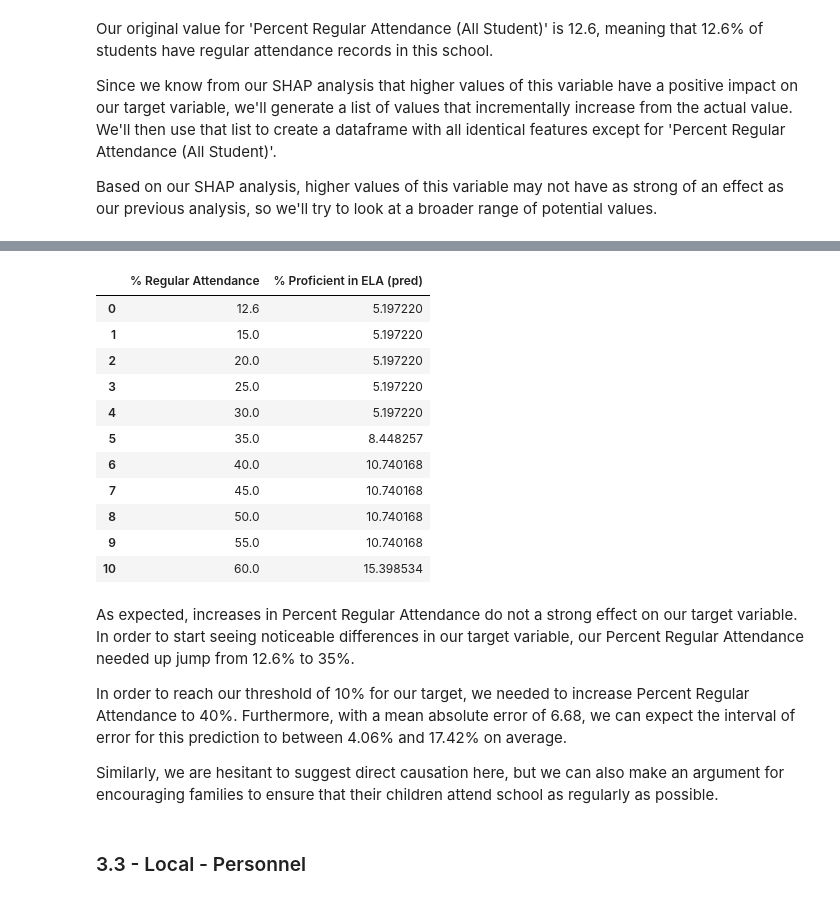
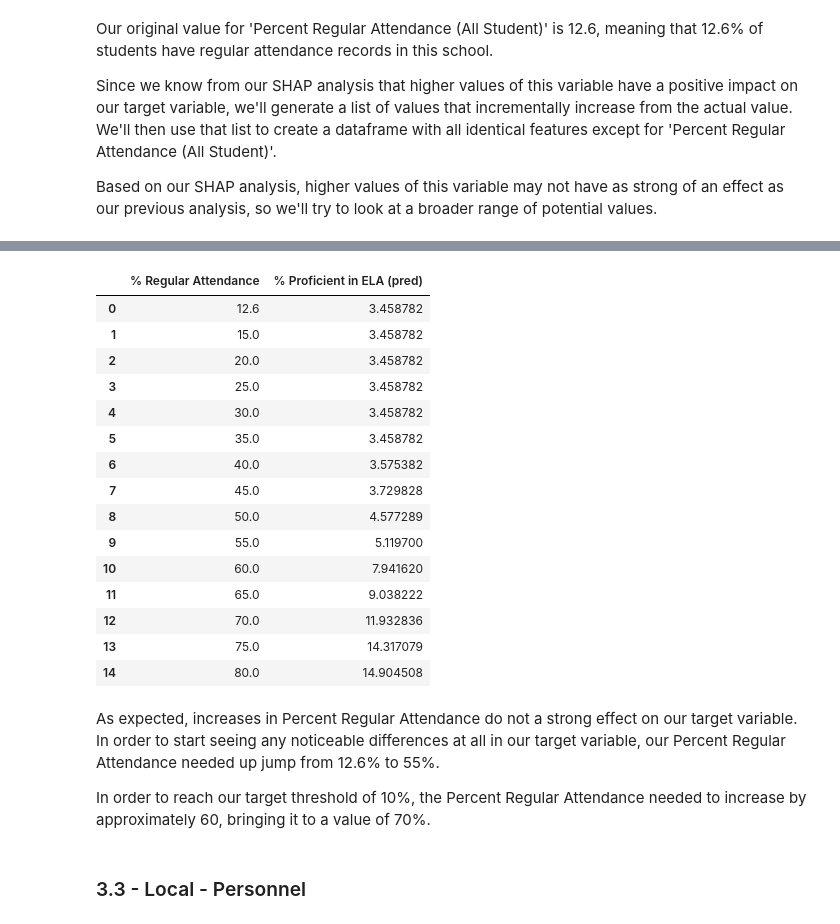
Before and after one commit to cchung106/Capstone-Three, a Jupyter notebook: Notebooks/04_modeling_pt2.ipynb, the cells around one changed output, grey strips where cells are left out. Drawn from its saved outputs; the diff is of its cells as text; code cells hidden in the pictures.

```diff
--- a/Notebooks/04_modeling_pt2.ipynb
+++ b/Notebooks/04_modeling_pt2.ipynb
@@ -146,8 +172,14 @@ We'll create the same standard scaler object we used when we originally preproce
 # %%
 # instantiate standard scaler
-sc = StandardScaler()
+sc1 = StandardScaler()
 
 # fit the scaler on the training set and transform it
-X_train_sc = sc.fit_transform(X_train_orig)
+X_train_sc = sc1.fit_transform(X_train_orig)
+
+# instantiate standard scaler
+sc2 = StandardScaler()
+
+# fit the scaler on the training set and transform it
+X_train2_sc = sc2.fit_transform(X_train2_orig)
 # %% [markdown]
 <a id='section3'></a>
@@ -252,7 +280,7 @@ Since we know from our SHAP analysis that higher values of this variable have a
 Based on our SHAP analysis, higher values of this variable may not have as strong of an effect as our previous analysis, so we'll try to look at a broader range of potential values.
 # %%
 # create list of alternative values for 'Percent Regular Attendance (All Student)'
-att = np.arange(15, 65, 5)
+att = np.arange(15, 85, 5)
 # %%
 #establish observation as a dataframe
 att_df = pd.DataFrame(X_train_orig.iloc[index]).transpose().reset_index(drop = True)
@@ -281,36 +313,38 @@ att_df
 # %%
 #scale the data
-att_df_sc = sc.transform(att_df)
+att_df_sc = sc1.transform(att_df)
 # %%
 # make prediction
-att_pred = ELA_model.predict(att_df_sc)
+att_pred_ELA = ELA_model.predict(att_df_sc)
 # %%
 # generate a table comparing the altered value and the predicted target variable
-att_results = pd.DataFrame(zip(att_df['Percent Regular Attendance (All Student)'], list(att_pred)),
+att_results_ELA = pd.DataFrame(zip(att_df['Percent Regular Attendance (All Student)'], list(att_pred_ELA)),
              columns = ['% Regular Attendance', '% Proficient in ELA (pred)']
             )
 
 
-att_results
+att_results_ELA
 # %% [output]
 |  | % Regular Attendance | % Proficient in ELA (pred) |
-| 0 | 12.6 | 5.197220 |
-| 1 | 15.0 | 5.197220 |
-| 2 | 20.0 | 5.197220 |
-| 3 | 25.0 | 5.197220 |
-| 4 | 30.0 | 5.197220 |
-| 5 | 35.0 | 8.448257 |
-| 6 | 40.0 | 10.740168 |
-| 7 | 45.0 | 10.740168 |
-| 8 | 50.0 | 10.740168 |
-| 9 | 55.0 | 10.740168 |
-| 10 | 60.0 | 15.398534 |
+| 0 | 12.6 | 3.458782 |
+| 1 | 15.0 | 3.458782 |
+| 2 | 20.0 | 3.458782 |
+| 3 | 25.0 | 3.458782 |
+| 4 | 30.0 | 3.458782 |
+| 5 | 35.0 | 3.458782 |
+| 6 | 40.0 | 3.575382 |
+| 7 | 45.0 | 3.729828 |
+| 8 | 50.0 | 4.577289 |
+| 9 | 55.0 | 5.119700 |
+| 10 | 60.0 | 7.941620 |
+| 11 | 65.0 | 9.038222 |
+| 12 | 70.0 | 11.932836 |
+| 13 | 75.0 | 14.317079 |
+| 14 | 80.0 | 14.904508 |
 # %% [markdown]
-As expected, increases in Percent Regular Attendance do not a strong effect on our target variable.  In order to start seeing noticeable differences in our target variable, our Percent Regular Attendance needed up jump from 12.6% to 35%.
+As expected, increases in Percent Regular Attendance do not a strong effect on our target variable.  In order to start seeing any noticeable differences at all in our target variable, our Percent Regular Attendance needed up jump from 12.6% to 55%.
 
-In order to reach our threshold of 10% for our target, we needed to increase Percent Regular Attendance to 40%.  Furthermore, with a mean absolute error of 6.68, we can expect the interval of error for this prediction to between 4.06% and 17.42% on average.
-
-Similarly, we are hesitant to suggest direct causation here, but we can also make an argument for encouraging families to ensure that their children attend school as regularly as possible.
+In order to reach our target threshold of 10%, the Percent Regular Attendance needed to increase by approximately 60, bringing it to a value of 70%.
 # %% [markdown]
 <a id='section3.3'></a>
 ### 3.3 - Local - Personnel
```
Also changed, not shown: parts of 57 cells of this notebook.
